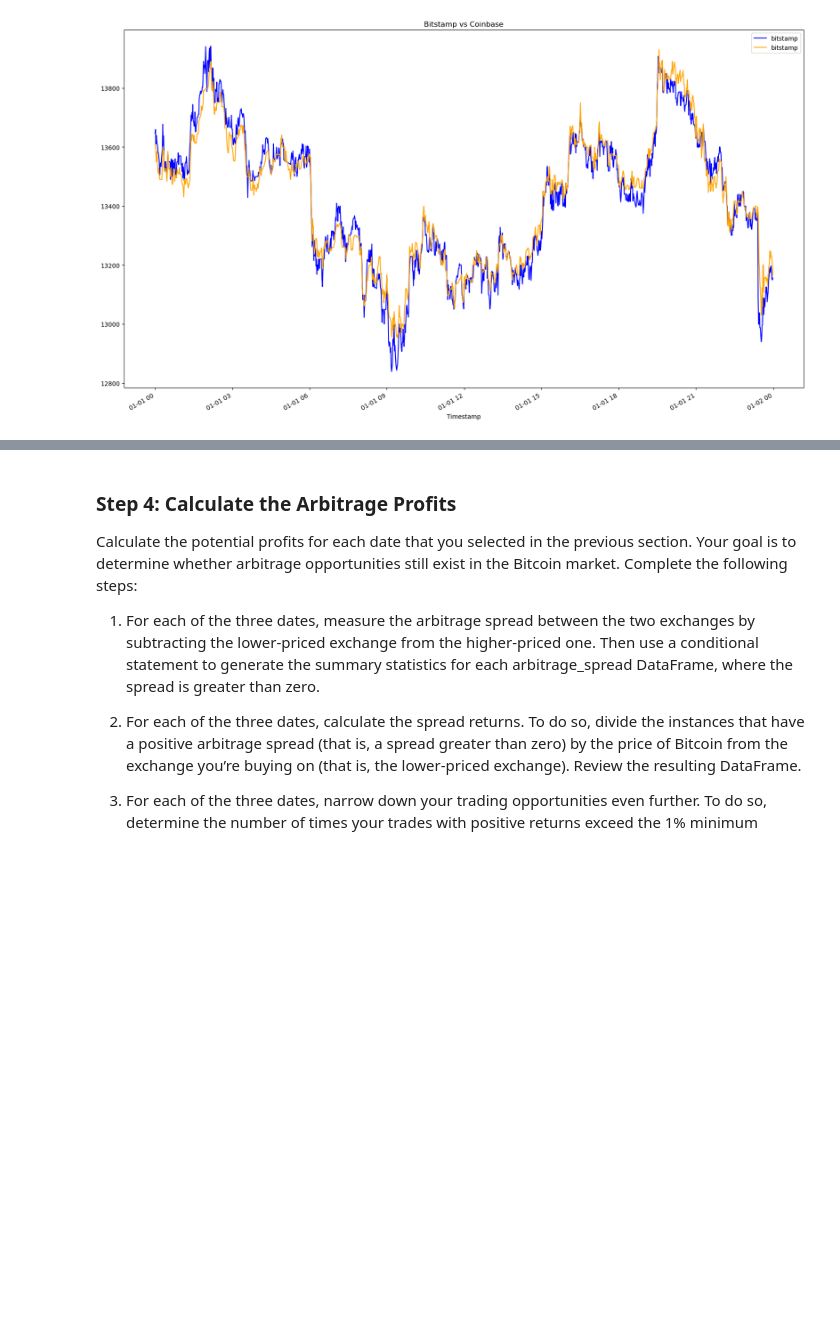
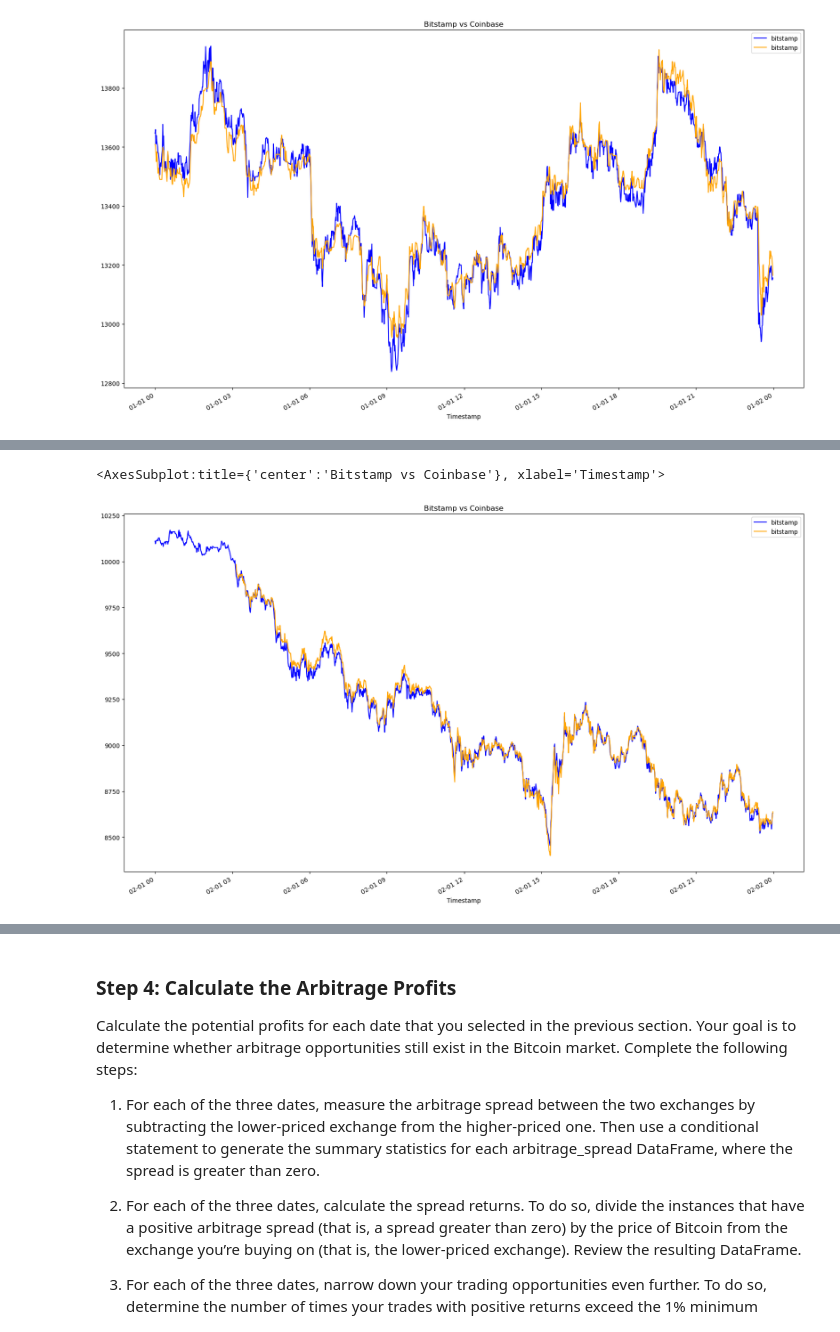
Before and after one commit to briabr/crypto-arbitrage, a Jupyter notebook: crypto_arbitrage.ipynb, the cells around one changed output, grey strips where cells are left out. Cells and saved outputs as stored; diff of their text form; code cells hidden in the pictures; blank space fills up the shorter version.

```diff
--- a/crypto_arbitrage.ipynb
+++ b/crypto_arbitrage.ipynb
@@ -418,7 +440,12 @@ SyntaxError: invalid syntax (3616388465.py, line 3)
 # %%
 # Create an overlay plot that visualizes the two dataframes over a period of one day from the middle of the dataset.
 # Be sure that the plots include the parameters `legend`, `figsize`, `title`, `color` and `label`
 # YOUR CODE HERE
+bitstamp.loc['2018-02-01',"Close"].plot(legend=True,figsize=(20,12), title="Bitstamp vs Coinbase",color="blue",label="bitstamp" )
+coinbase.loc['2018-02-01',"Close"].plot(legend=True,figsize=(20,12), title="Bitstamp vs Coinbase",color="orange",label="bitstamp" )
+# %% [output]
+<AxesSubplot:title={'center':'Bitstamp vs Coinbase'}, xlabel='Timestamp'>
+[figure, added]
 # %%
 # Using the date in the middle that you have selected, calculate the arbitrage spread
 # by subtracting the bitstamp lower closing prices from the coinbase higher closing prices
```
Also changed, not shown: parts of 10 cells of this notebook.
